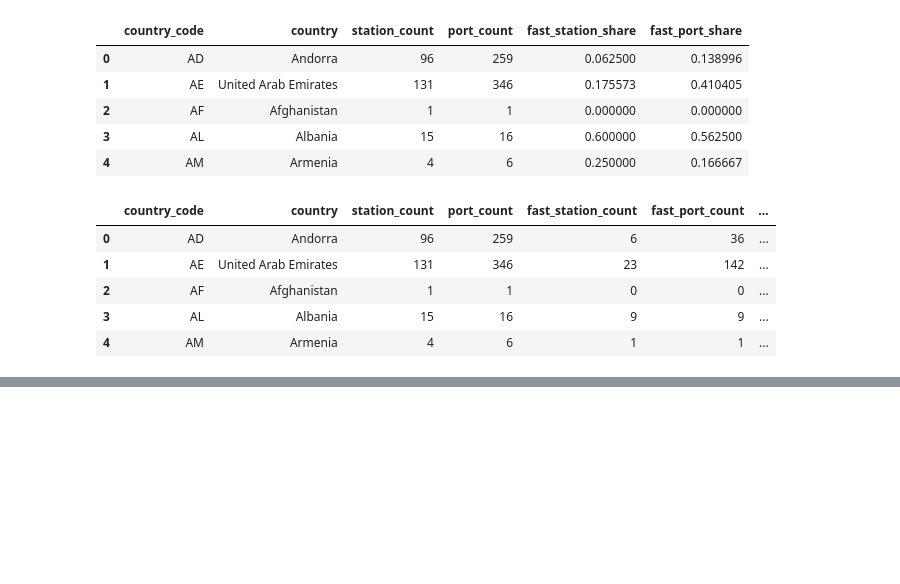
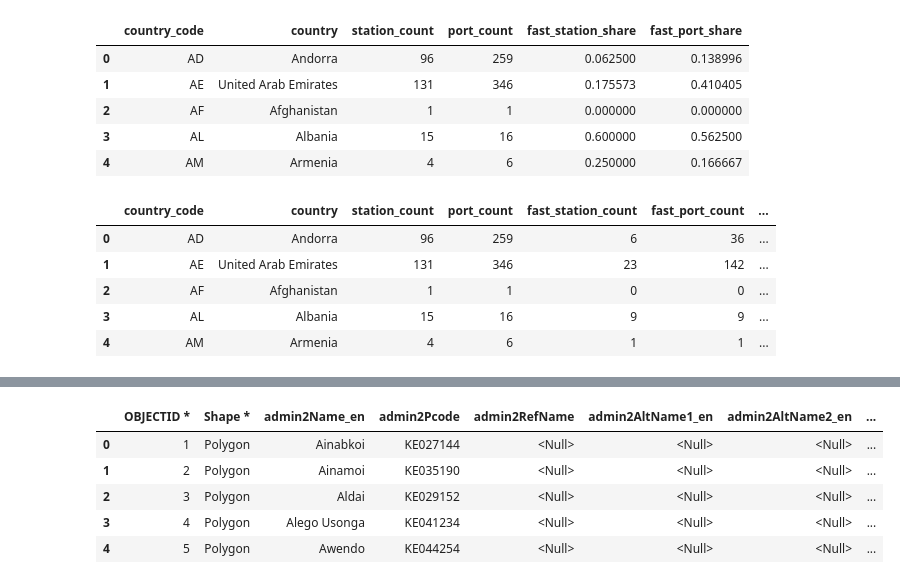
Before and after one commit to maryannngongi/EV_Charging_Stations_Optimization, a Jupyter notebook: Notebooks/maryann.ipynb, the cells around one changed output, grey strips where cells are left out. Cells and saved outputs as stored; diff of their text form; code cells hidden in the pictures; blank space fills up the shorter version.

```diff
--- a/Notebooks/maryann.ipynb
+++ b/Notebooks/maryann.ipynb
@@ -36,2 +56,12 @@ df3.head()
+# %%
+kenya_boundaries_df = pd.read_excel('../Data/ken_adminboundaries_tabulardata.xlsx')
+kenya_boundaries_df.head()
+# %% [output]
+|  | OBJECTID * | Shape * | admin2Name_en | admin2Pcode | admin2RefName | admin2AltName1_en | admin2AltName2_en | ... |
+| 0 | 1 | Polygon | Ainabkoi | KE027144 | <Null> | <Null> | <Null> | ... |
+| 1 | 2 | Polygon | Ainamoi | KE035190 | <Null> | <Null> | <Null> | ... |
+| 2 | 3 | Polygon | Aldai | KE029152 | <Null> | <Null> | <Null> | ... |
+| 3 | 4 | Polygon | Alego Usonga | KE041234 | <Null> | <Null> | <Null> | ... |
+| 4 | 5 | Polygon | Awendo | KE044254 | <Null> | <Null> | <Null> | ... |
 # %%
 #Filtering the data to Kenya data only
```
Also changed, not shown: parts of 7 cells of this notebook, 1 other file.
